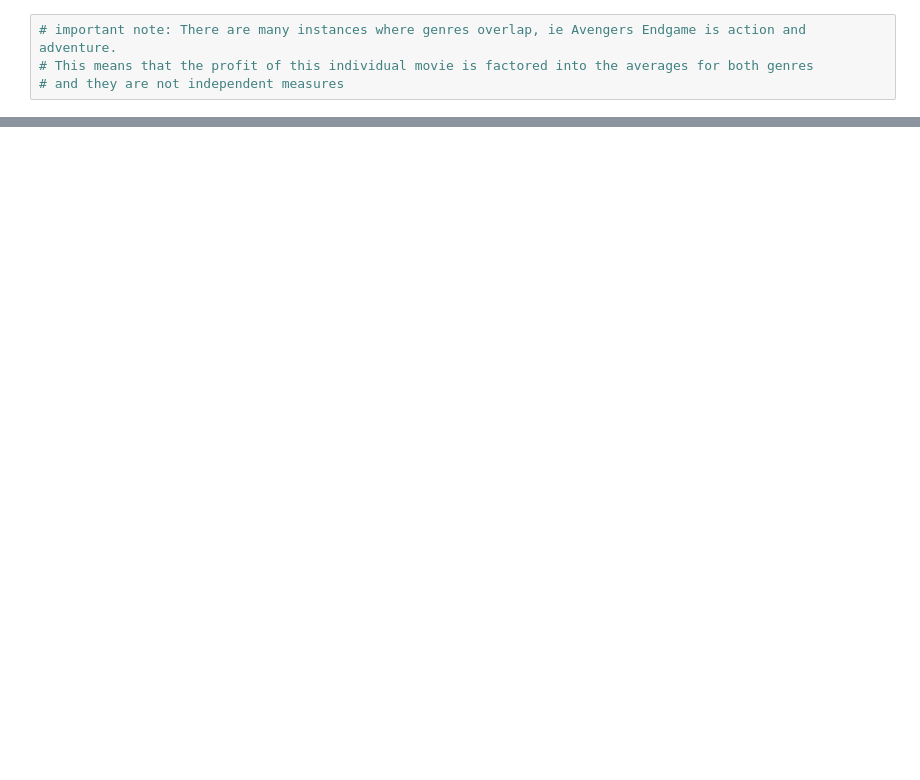
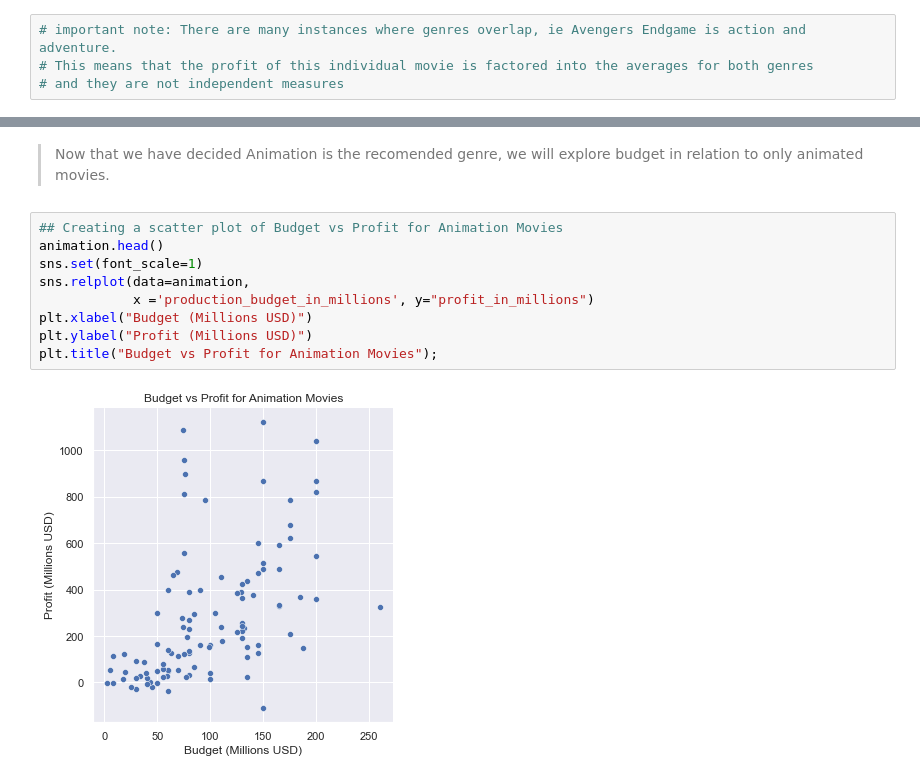
Before and after one commit to mrodberg/Pod1Capstone, a Jupyter notebook: Primary Notebook.ipynb, the cells around one changed output, grey strips where cells are left out. Cells and saved outputs as stored; diff of their text form; blank space fills up the shorter version.

```diff
--- a/Primary Notebook.ipynb
+++ b/Primary Notebook.ipynb
@@ -131,0 +193,13 @@ sns.barplot(data = genre_stats_df, x='Genre', y='Average_Budget');
+# %% [markdown]
+> Now that we have decided Animation is the recomended genre, we will explore budget in relation to only animated movies.
+# %%
+## Creating a scatter plot of Budget vs Profit for Animation Movies
+animation.head()
+sns.set(font_scale=1)
+sns.relplot(data=animation,
+            x ='production_budget_in_millions', y="profit_in_millions")
+plt.xlabel("Budget (Millions USD)")
+plt.ylabel("Profit (Millions USD)")
+plt.title("Budget vs Profit for Animation Movies");
+# %% [output]
+[figure, added]
```
Also changed, not shown: parts of 89 cells of this notebook.
